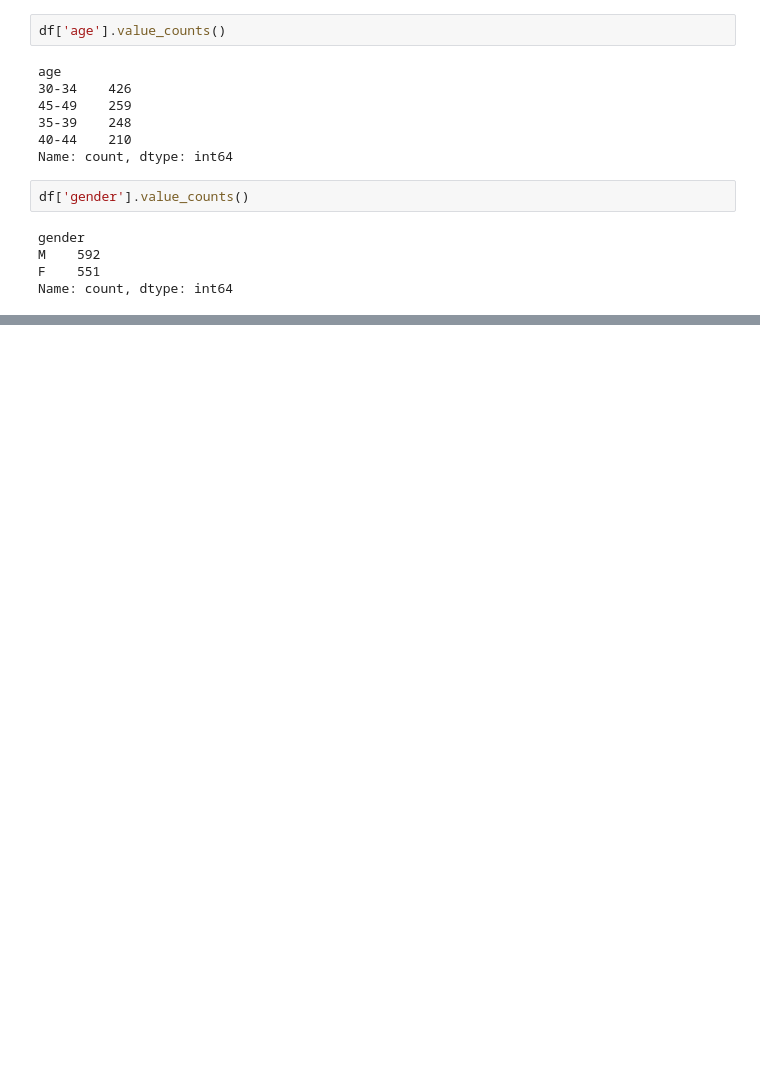
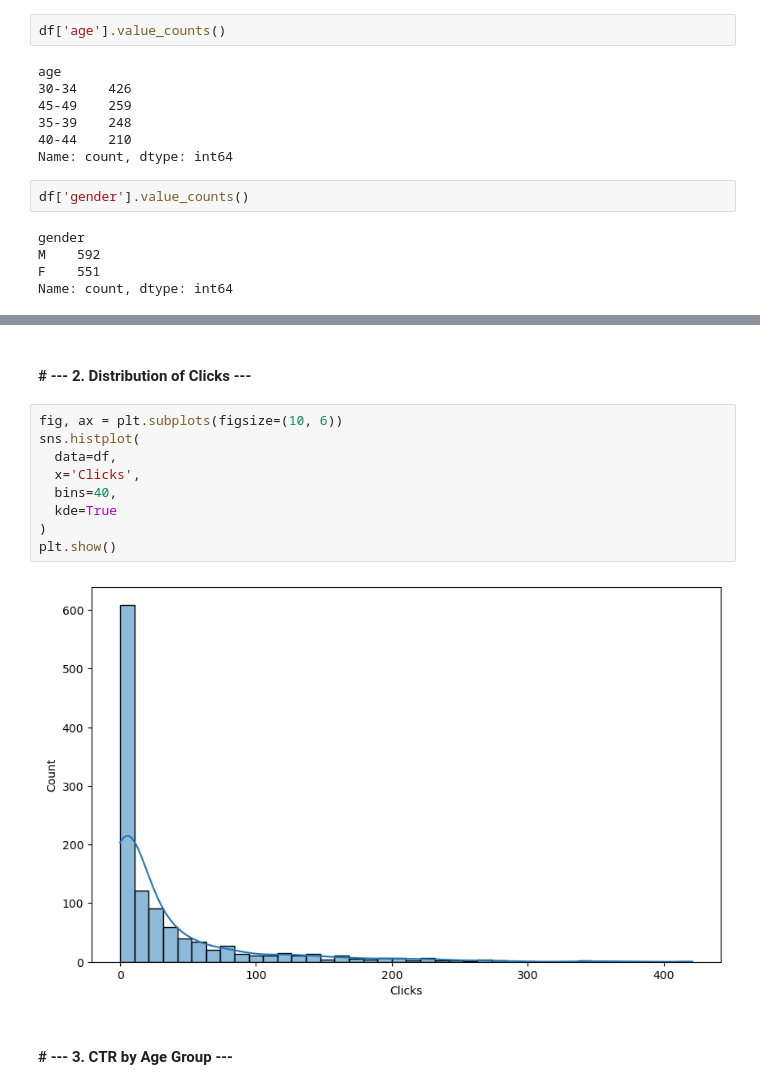
Before and after one commit to belhaddadmohamed/Kaggle-Competitions-Data-Analytics, a Jupyter notebook: Data analysis - Analyse a Facebook Campaign/conversion_study.ipynb, the cells around one changed output, grey strips where cells are left out. Saved outputs shown, nothing was run; the diff lists cells and outputs as text; blank space fills up the shorter version.

```diff
--- a/Data analysis - Analyse a Facebook Campaign/conversion_study.ipynb
+++ b/Data analysis - Analyse a Facebook Campaign/conversion_study.ipynb
@@ -83,0 +212,15 @@ Name: count, dtype: int64
+# %% [markdown]
+#### # --- 2. Distribution of Clicks ---
+# %%
+fig, ax = plt.subplots(figsize=(10, 6))
+sns.histplot(
+  data=df,
+  x='Clicks',
+  bins=40,
+  kde=True
+)
+plt.show()
+# %% [output]
+[figure, added]
+# %% [markdown]
+#### # --- 3. CTR by Age Group ---
```
Also changed, not shown: parts of 39 cells of this notebook, 2 other files.
